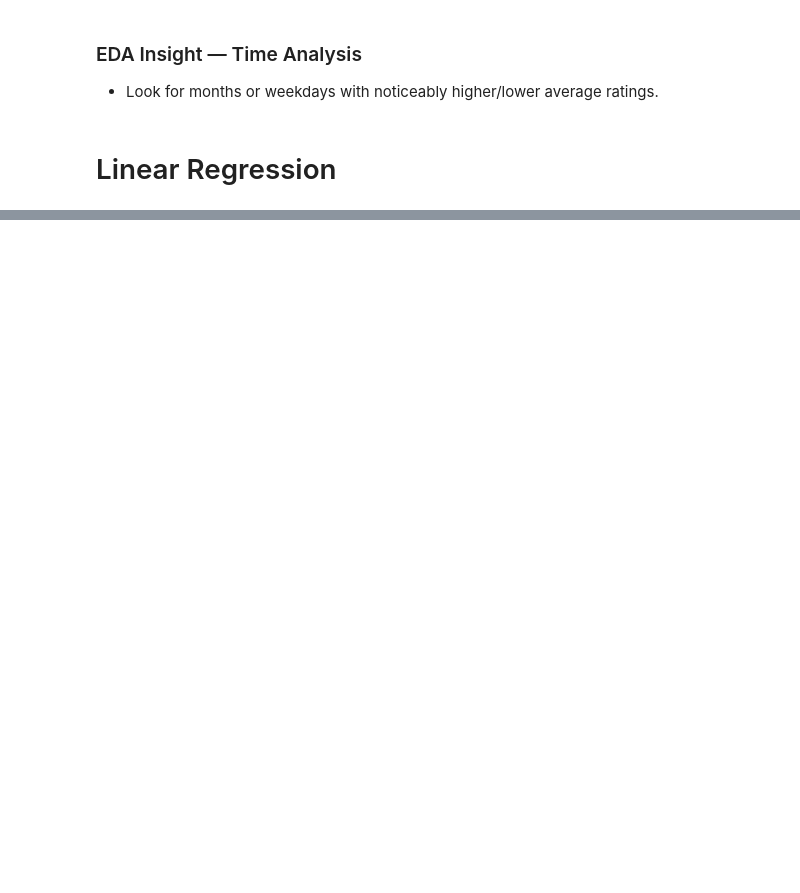
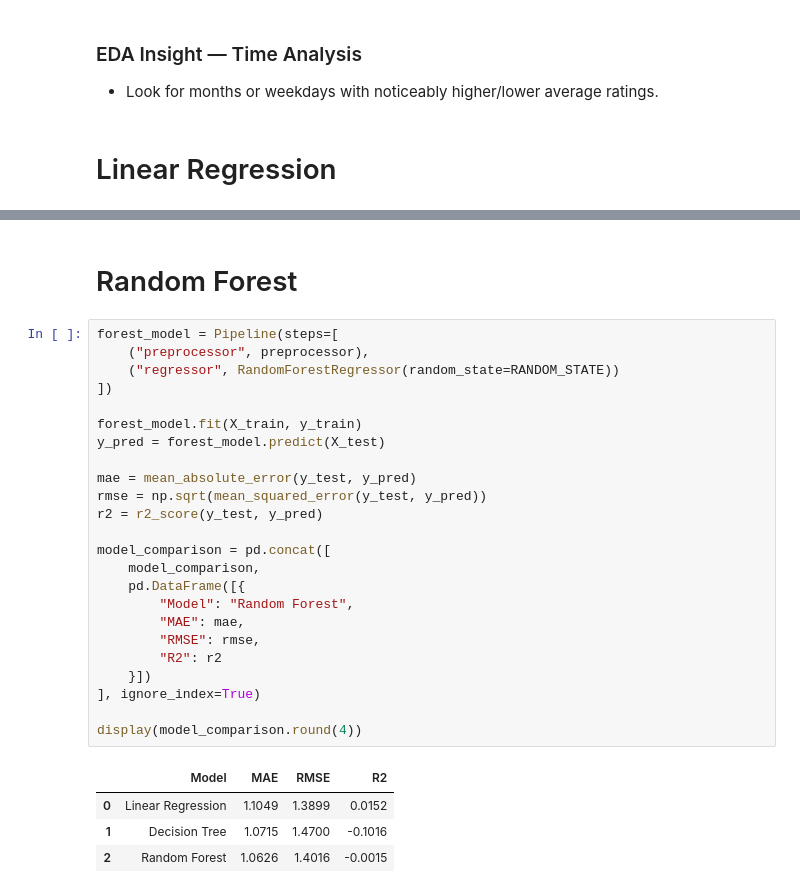
Before and after one commit to Mar-SHieee/Customer-Rating-Prediction, a Jupyter notebook: Customer_Rating_Prediction.ipynb, the cells around one changed output, grey strips where cells are left out. Cells and saved outputs as stored; diff of their text form; blank space fills up the shorter version.

```diff
--- a/Customer_Rating_Prediction.ipynb
+++ b/Customer_Rating_Prediction.ipynb
@@ -1324,0 +1776,31 @@ display(model_comparison.round(4))
+# %% [markdown]
+# Random Forest
+# %%
+forest_model = Pipeline(steps=[
+    ("preprocessor", preprocessor),
+    ("regressor", RandomForestRegressor(random_state=RANDOM_STATE))
+])
+
+forest_model.fit(X_train, y_train)
+y_pred = forest_model.predict(X_test)
+
+mae = mean_absolute_error(y_test, y_pred)
+rmse = np.sqrt(mean_squared_error(y_test, y_pred))
+r2 = r2_score(y_test, y_pred)
+
+model_comparison = pd.concat([
+    model_comparison,
+    pd.DataFrame([{
+        "Model": "Random Forest",
+        "MAE": mae,
+        "RMSE": rmse,
+        "R2": r2
+    }])
+], ignore_index=True)
+
+display(model_comparison.round(4))
+# %% [output]
+|  | Model | MAE | RMSE | R2 |
+| 0 | Linear Regression | 1.1049 | 1.3899 | 0.0152 |
+| 1 | Decision Tree | 1.0715 | 1.4700 | -0.1016 |
+| 2 | Random Forest | 1.0626 | 1.4016 | -0.0015 |
```
Also changed, not shown: parts of 62 cells of this notebook.
